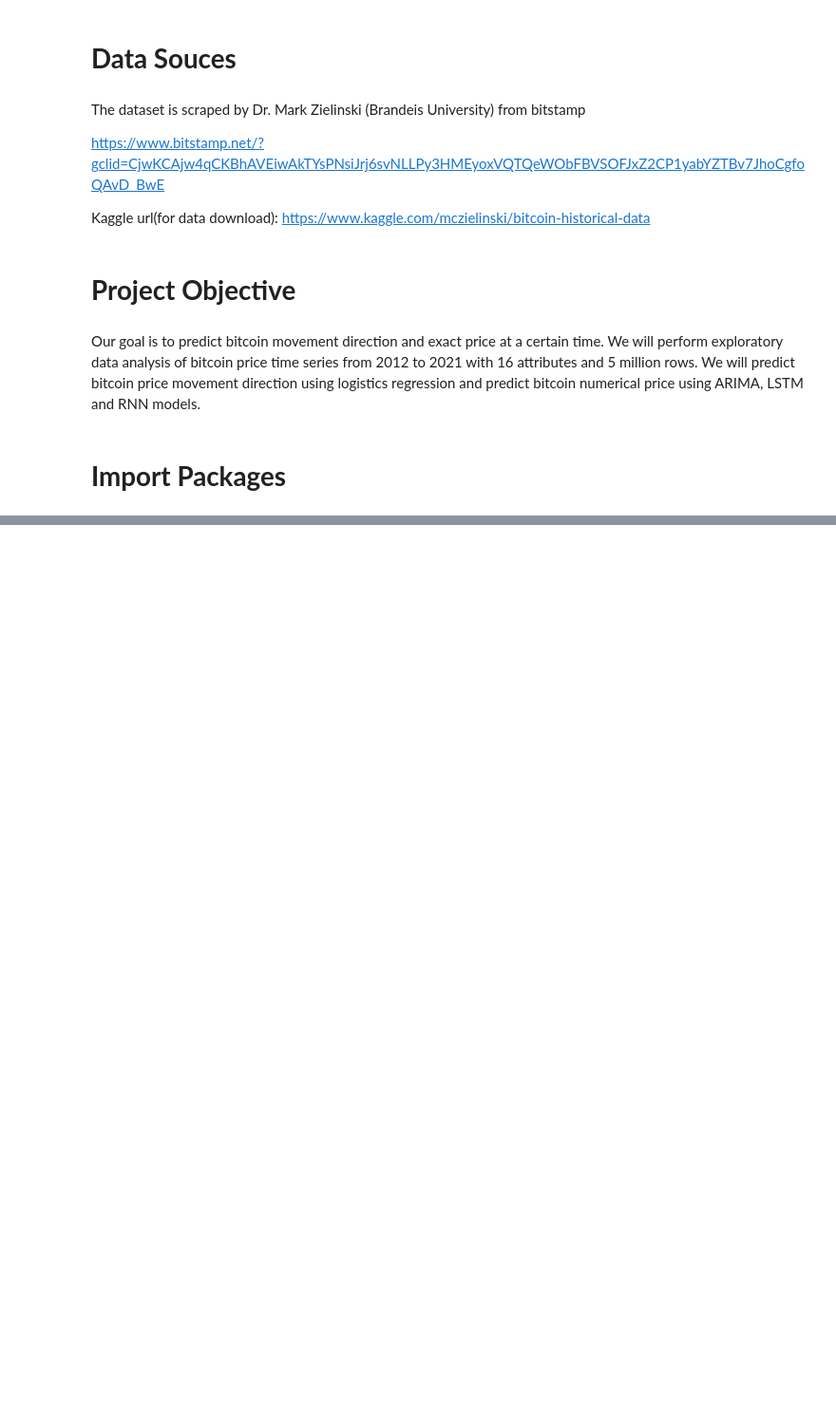
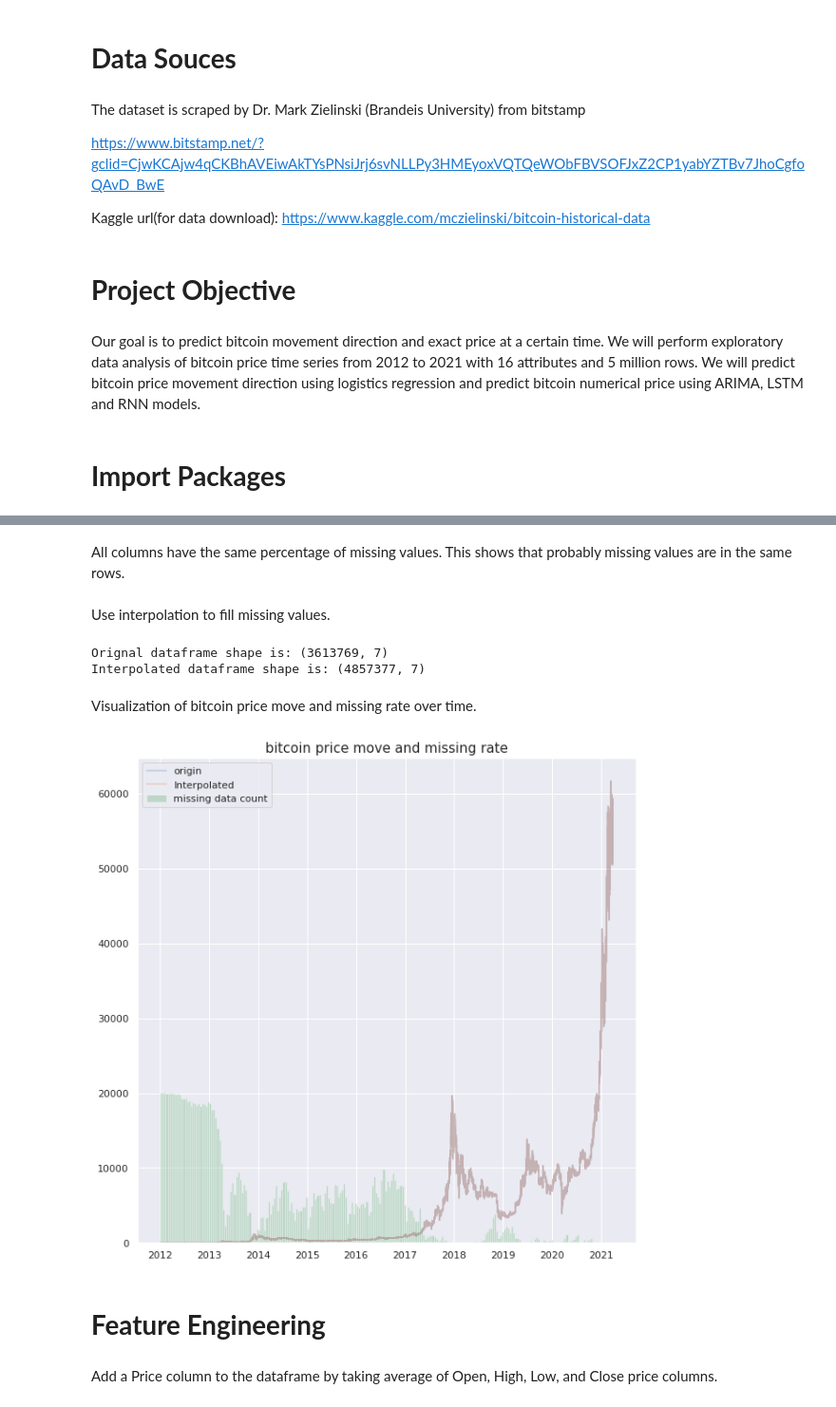
Before and after one commit to zhouchun0105/BA780-project, a Jupyter notebook: SUBMIT_Bitcoin_Price_and_Movement_Prediction.ipynb, the cells around one changed output, grey strips where cells are left out. Shown at 95% size. Cells and saved outputs as stored; diff of their text form; code cells hidden in the pictures; blank space fills up the shorter version.

```diff
--- a/SUBMIT_Bitcoin_Price_and_Movement_Prediction.ipynb
+++ b/SUBMIT_Bitcoin_Price_and_Movement_Prediction.ipynb
@@ -67,0 +134,43 @@ from sklearn.preprocessing import MinMaxScaler
+# %% [markdown]
+All columns have the same percentage of missing values. This shows that probably missing values are in the same rows.
+# %% [markdown]
+Use interpolation to fill missing values.
+# %%
+def fill_missing(df):
+    frame = df.copy(deep=True)
+    ### function to impute missing values using interpolation ###
+    frame['Open'] = frame['Open'].interpolate()
+    frame['Close'] = frame['Close'].interpolate()
+    frame['Weighted_Price'] = frame['Weighted_Price'].interpolate()
+    frame['Volume_(BTC)'] = frame['Volume_(BTC)'].interpolate()
+    frame['Volume_(Currency)'] = frame['Volume_(Currency)'].interpolate()
+    frame['High'] = frame['High'].interpolate()
+    frame['Low'] = frame['Low'].interpolate()
+    return frame
+
+
+df_inter = fill_missing(df)
+df_inter.dropna(inplace=True)
+df.dropna(inplace=True)
+# %%
+print('Orignal dataframe shape is: ' + str(df.shape))
+print('Interpolated dataframe shape is: '+ str(df_inter.shape))
+# %% [output]
+Orignal dataframe shape is: (3613769, 7)
+Interpolated dataframe shape is: (4857377, 7)
+# %% [markdown]
+Visualization of bitcoin price move and missing rate over time.
+# %%
+fig, ax = plt.subplots(figsize=(10,10))
+ax.plot(df.index, df.Weighted_Price, alpha= 0.3, label='origin')
+ax.plot(df_inter.index, df_inter.Weighted_Price, alpha= 0.3, label='Interpolated')
+ax.hist(rows_with_NaN.index,bins=240, alpha=0.3, label='missing data count')
+ax.legend()
+ax.set_title('bitcoin price move and missing rate', fontsize=15)
+plt.show()
+# %% [output]
+[figure, added]
+# %% [markdown]
+# **Feature Engineering**
+# %% [markdown]
+Add a Price column to the dataframe by taking average of Open, High, Low, and Close price columns.
```
Also changed, not shown: parts of 62 cells of this notebook.
